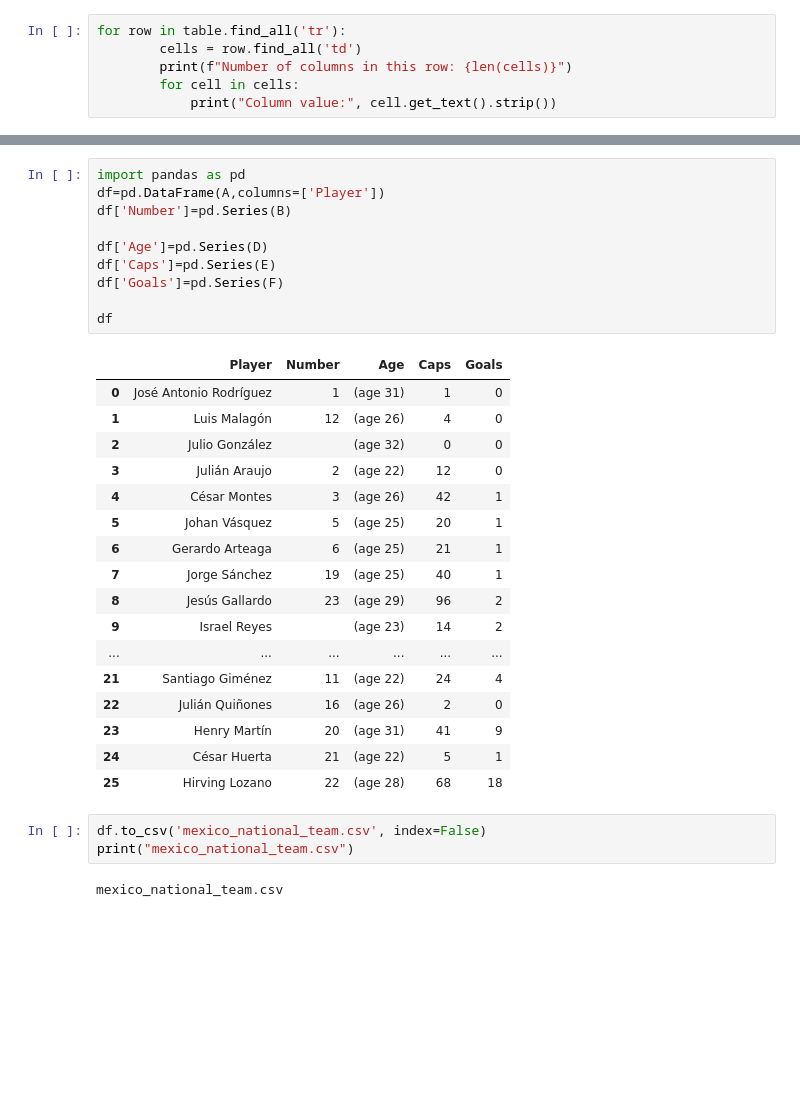
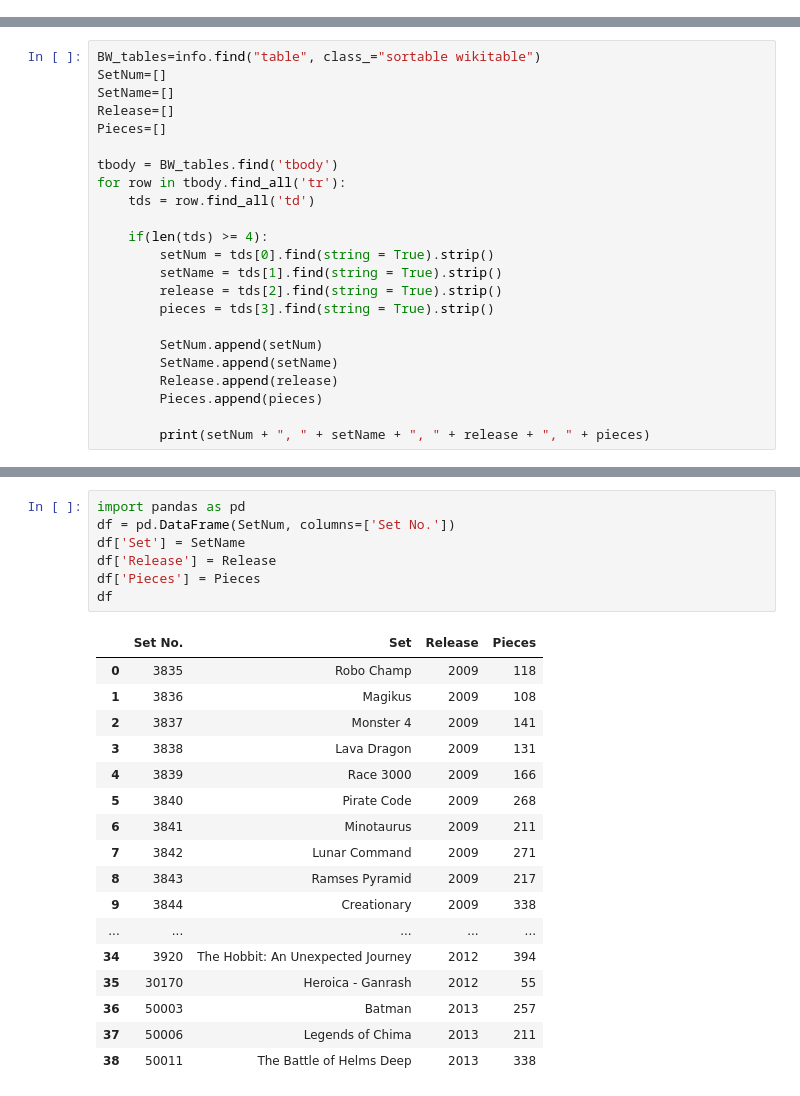
Before and after one commit to bradrian/CSC221-bradrian-GroupProject, a Jupyter notebook: CSC221-bradrian-GroupProject.ipynb, the cells around one changed output, grey strips where cells are left out. Cells and saved outputs as stored; diff of their text form; blank space fills up the shorter version.

```diff
--- a/CSC221-bradrian-GroupProject.ipynb
+++ b/CSC221-bradrian-GroupProject.ipynb
@@ -50,6 +27,0 @@ print(table.prettify())
-# %%
-for row in table.find_all('tr'):
-        cells = row.find_all('td')
-        print(f"Number of columns in this row: {len(cells)}")
-        for cell in cells:
-            print("Column value:", cell.get_text().strip())
@@ -98,0 +28,23 @@ for rows in table.find_all('tr'):
+# %%
+BW_tables=info.find("table", class_="sortable wikitable")
+SetNum=[]
+SetName=[]
+Release=[]
+Pieces=[]
+
+tbody = BW_tables.find('tbody')
+for row in tbody.find_all('tr'):
+    tds = row.find_all('td')
+
+    if(len(tds) >= 4):
+        setNum = tds[0].find(string = True).strip()
+        setName = tds[1].find(string = True).strip()
+        release = tds[2].find(string = True).strip()
+        pieces = tds[3].find(string = True).strip()
+
+        SetNum.append(setNum)
+        SetName.append(setName)
+        Release.append(release)
+        Pieces.append(pieces)
+
+        print(setNum + ", " + setName + ", " + release + ", " + pieces)
@@ -99,33 +69,25 @@ for rows in table.find_all('tr'):
 # %%
 import pandas as pd
-df=pd.DataFrame(A,columns=['Player'])
-df['Number']=pd.Series(B)
-
-df['Age']=pd.Series(D)
-df['Caps']=pd.Series(E)
-df['Goals']=pd.Series(F)
-
+df = pd.DataFrame(SetNum, columns=['Set No.'])
+df['Set'] = SetName
+df['Release'] = Release
+df['Pieces'] = Pieces
 df
 # %% [output]
-|  | Player | Number | Age | Caps | Goals |
-| 0 | José Antonio Rodríguez | 1 | (age 31) | 1 | 0 |
-| 1 | Luis Malagón | 12 | (age 26) | 4 | 0 |
-| 2 | Julio González |  | (age 32) | 0 | 0 |
-| 3 | Julián Araujo | 2 | (age 22) | 12 | 0 |
-| 4 | César Montes | 3 | (age 26) | 42 | 1 |
-| 5 | Johan Vásquez | 5 | (age 25) | 20 | 1 |
-| 6 | Gerardo Arteaga | 6 | (age 25) | 21 | 1 |
-| 7 | Jorge Sánchez | 19 | (age 25) | 40 | 1 |
-| 8 | Jesús Gallardo | 23 | (age 29) | 96 | 2 |
-| 9 | Israel Reyes |  | (age 23) | 14 | 2 |
-| ... | ... | ... | ... | ... | ... |
-| 21 | Santiago Giménez | 11 | (age 22) | 24 | 4 |
-| 22 | Julián Quiñones | 16 | (age 26) | 2 | 0 |
-| 23 | Henry Martín | 20 | (age 31) | 41 | 9 |
-| 24 | César Huerta | 21 | (age 22) | 5 | 1 |
-| 25 | Hirving Lozano | 22 | (age 28) | 68 | 18 |
+|  | Set No. | Set | Release | Pieces |
+| 0 | 3835 | Robo Champ | 2009 | 118 |
+| 1 | 3836 | Magikus | 2009 | 108 |
+| 2 | 3837 | Monster 4 | 2009 | 141 |
+| 3 | 3838 | Lava Dragon | 2009 | 131 |
+| 4 | 3839 | Race 3000 | 2009 | 166 |
+| 5 | 3840 | Pirate Code | 2009 | 268 |
+| 6 | 3841 | Minotaurus | 2009 | 211 |
+| 7 | 3842 | Lunar Command | 2009 | 271 |
+| 8 | 3843 | Ramses Pyramid | 2009 | 217 |
+| 9 | 3844 | Creationary | 2009 | 338 |
+| ... | ... | ... | ... | ... |
+| 34 | 3920 | The Hobbit: An Unexpected Journey | 2012 | 394 |
+| 35 | 30170 | Heroica - Ganrash | 2012 | 55 |
+| 36 | 50003 | Batman | 2013 | 257 |
+| 37 | 50006 | Legends of Chima | 2013 | 211 |
+| 38 | 50011 | The Battle of Helms Deep | 2013 | 338 |
-# %%
-df.to_csv('mexico_national_team.csv', index=False)
-print("mexico_national_team.csv")
-# %% [output]
-mexico_national_team.csv
```
Also changed, not shown: parts of 9 cells of this notebook.
